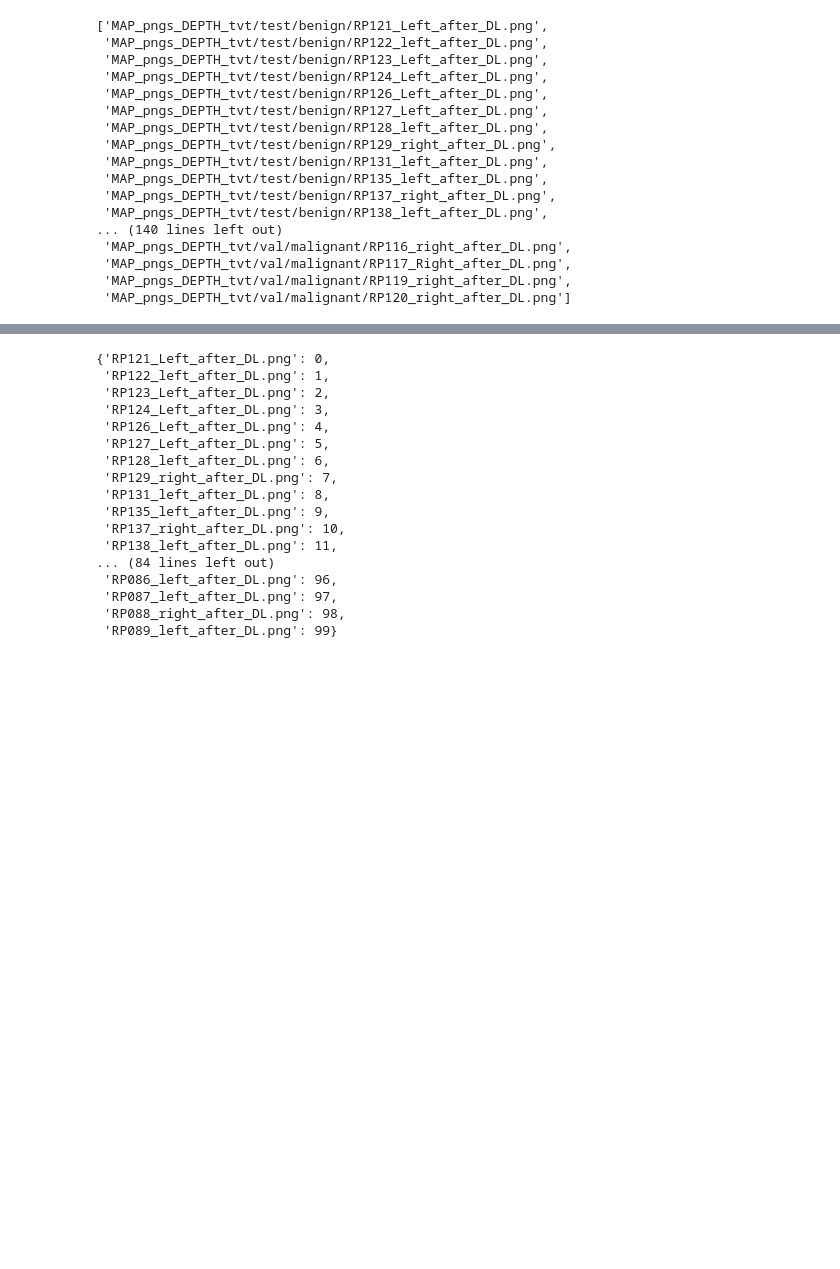
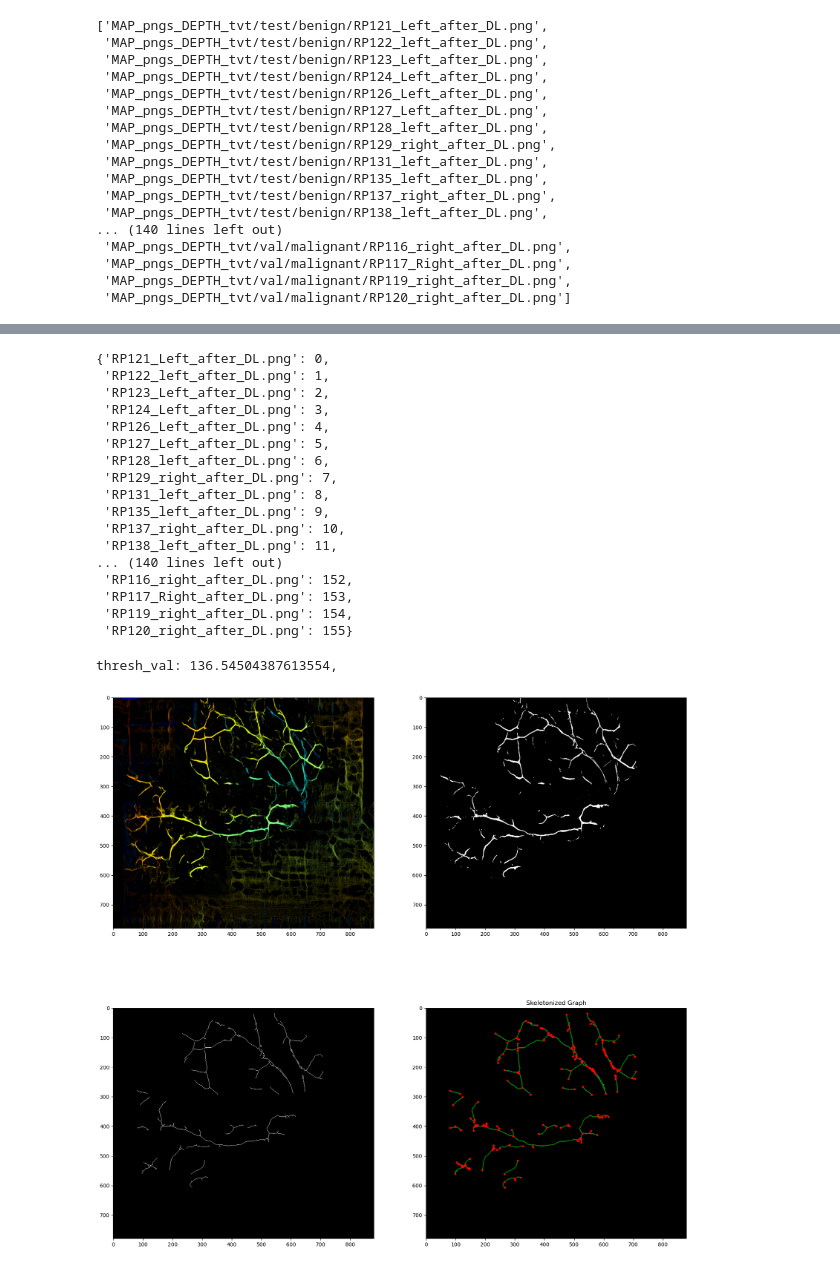
Before and after one commit to braininahat/HGP-SL, a Jupyter notebook: preprocess_graph.ipynb, the cells around one changed output, grey strips where cells are left out. Saved outputs shown, nothing was run; the diff lists cells and outputs as text; code cells hidden in the pictures; blank space fills up the shorter version.

```diff
--- a/preprocess_graph.ipynb
+++ b/preprocess_graph.ipynb
@@ -18,7 +19,7 @@ from skimage.morphology import medial_axis, remove_small_objects
 from torch_geometric.data import Data
 from tqdm.notebook import tqdm
 # %%
-SIZE_CAP = 100
+SIZE_CAP = 200
 # %%
 all_pngs = natsorted(glob("MAP_pngs_DEPTH_tvt/*/*/*.png"))
 # %%
@@ -97,8 +102,8 @@ train_graph_id_map
  'RP135_left_after_DL.png': 9,
  'RP137_right_after_DL.png': 10,
  'RP138_left_after_DL.png': 11,
-... (84 lines left out)
- 'RP086_left_after_DL.png': 96,
- 'RP087_left_after_DL.png': 97,
- 'RP088_right_after_DL.png': 98,
- 'RP089_left_after_DL.png': 99}
+... (140 lines left out)
+ 'RP116_right_after_DL.png': 152,
+ 'RP117_Right_after_DL.png': 153,
+ 'RP119_right_after_DL.png': 154,
+ 'RP120_right_after_DL.png': 155}
@@ -124,2 +180,46 @@ def png_to_sknw(png_path: str) -> tuple[nx.Graph, np.ndarray]:
     return skel_graph, skel_clean
+# %%
+path_ = all_pngs[2]
+
+img = cv2.imread(path_)
+img_rgb = cv2.cvtColor(img, cv2.COLOR_BGR2RGB)
+gray = cv2.cvtColor(img, cv2.COLOR_BGR2GRAY)
+
+thresh_val, _ = cv2.threshold(gray, 0, 255, cv2.THRESH_BINARY + cv2.THRESH_OTSU)
+thresh_val = thresh_val + ((thresh_val**0.5) * math.log2(thresh_val))
+
+print(f"thresh_val: {thresh_val}, ")
+
+map_thresh = gray > thresh_val
+# map_thresh = remove_small_objects(map_thresh, connectivity=5, min_size=32)
+
+
+skel, _ = medial_axis(map_thresh, return_distance=True)
+skel_clean = remove_small_objects(skel, connectivity=5, min_size=30)
+
+skel_graph = merge_edges(sknw.build_sknw(skel_clean))
+
+
+plt.figure(figsize=(20, 20))
+plt.subplot(221)
+plt.imshow(img_rgb)
+plt.subplot(222)
+plt.imshow(map_thresh, cmap="gray")
+plt.subplot(223)
+plt.imshow(skel_clean, cmap="gray")
+plt.subplot(224)
+plt.imshow(skel_clean, cmap="gray")
+# draw edges by pts
+for s, e in skel_graph.edges():
+    ps = skel_graph[s][e]["pts"]
+    plt.plot(ps[:, 1], ps[:, 0], "green")
+# draw node by o
+nodes = skel_graph.nodes()
+ps = np.array([nodes[i]["o"] for i in nodes])
+plt.plot(ps[:, 1], ps[:, 0], "r.")
+plt.title("Skeletonized Graph")
+plt.show()
+# %% [output]
+thresh_val: 136.54504387613554,
+[figure, added]
 # %%
```
Also changed, not shown: parts of 19 cells of this notebook, 4 other files.
